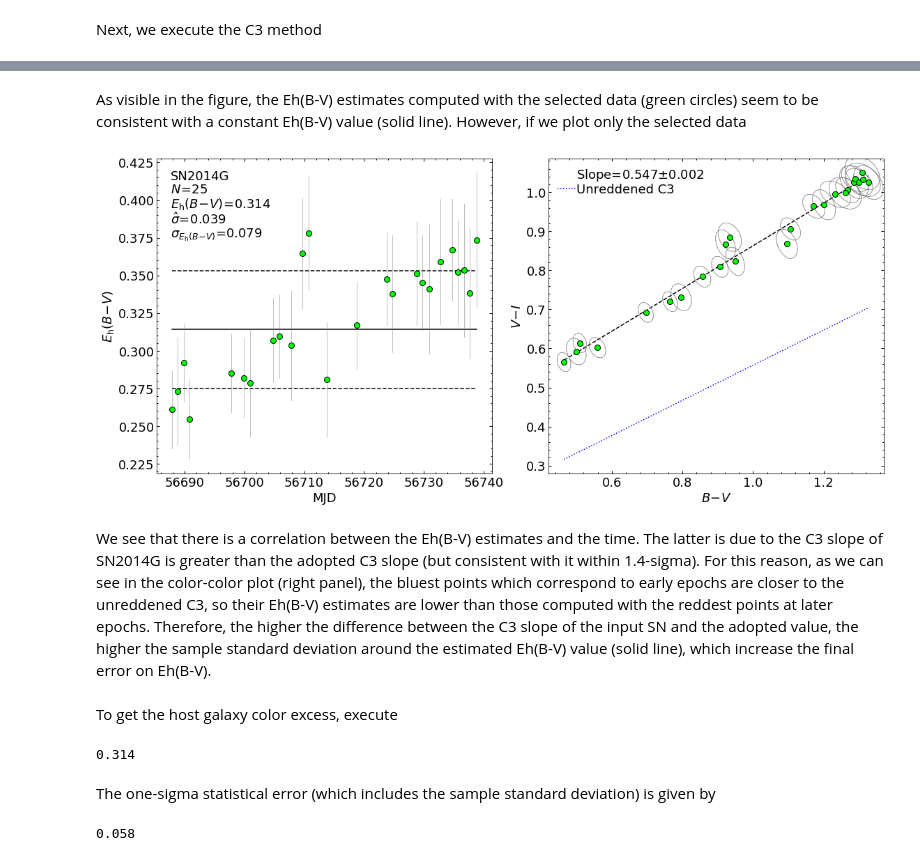
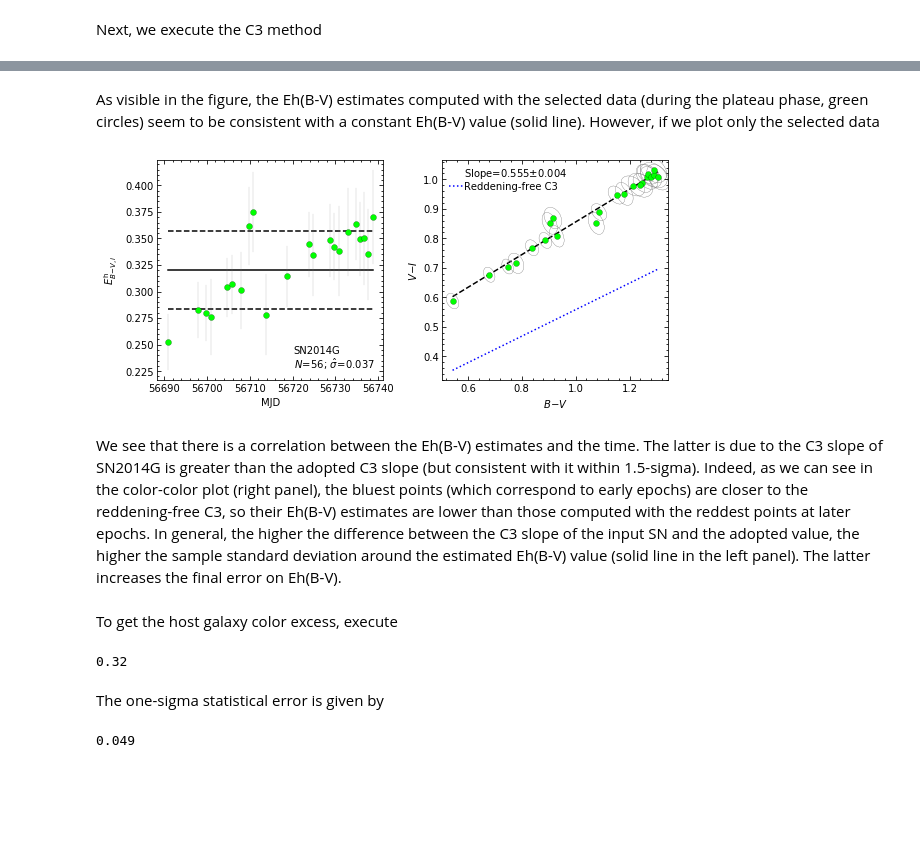
Before and after one commit to olrodrig/C3M, a Jupyter notebook: tutorial/C3M_tutorial.ipynb, the cells around one changed output, grey strips where cells are left out. Saved outputs shown, nothing was run; the diff lists cells and outputs as text; code cells hidden in the pictures; blank space fills up the shorter version.

```diff
--- a/tutorial/C3M_tutorial.ipynb
+++ b/tutorial/C3M_tutorial.ipynb
@@ -130,4 +121,4 @@ As we can see, the light curves of SN 2014G (left panel) begin before the maximu
 # %%
-C3M2 = Color_Color_Curve_Method(t_BVI, z_helio=z_helio, EGBV=EGBV, t_min=56687, t_max=56745)
-C3M2.plot('lc+c3', sn='SN2014G', time_label='MJD')
+C3M = Color_Color_Curve_Method(t_BVI, z_helio=z_helio, EGBV=EGBV, t_min=56690, t_max=56745)
+C3M.plot('lc+c3', sn='SN2014G', time_label='MJD')
 # %% [output]
@@ -141,21 +136,21 @@ C3M2.plot('Eh', sn='SN2014G', time_label='MJD')
 # %% [markdown]
-As visible in the figure, the Eh(B-V) estimates computed with the selected data (green circles) seem to be consistent with a constant Eh(B-V) value (solid line). However, if we plot only the selected data
+As visible in the figure, the Eh(B-V) estimates computed with the selected data (during the plateau phase, green circles) seem to be consistent with a constant Eh(B-V) value (solid line). However, if we plot only the selected data
 # %%
-C3M2.plot('Eh-zoom+c3-zoom', sn='SN2014G', time_label='MJD')
+C3M.plot('Eh-zoom+c3-zoom', sn='SN2014G', time_label='MJD')
 # %% [output]
-[figure, old version]
+[figure, new version]
 # %% [markdown]
-We see that there is a correlation between the Eh(B-V) estimates and the time. The latter is due to the C3 slope of SN2014G is greater than the adopted C3 slope (but consistent with it within 1.4-sigma). For this reason, as we can see in the color-color plot (right panel), the bluest points which correspond to early epochs are closer to the unreddened C3, so their Eh(B-V) estimates are lower than those computed with the reddest points at later epochs. Therefore, the higher the difference between the C3 slope of the input SN and the adopted value, the higher the sample standard deviation around the estimated Eh(B-V) value (solid line), which increase the final error on Eh(B-V).
+We see that there is a correlation between the Eh(B-V) estimates and the time. The latter is due to the C3 slope of SN2014G is greater than the adopted C3 slope (but consistent with it within 1.5-sigma). Indeed, as we can see in the color-color plot (right panel), the bluest points (which correspond to early epochs) are closer to the reddening-free C3, so their Eh(B-V) estimates are lower than those computed with the reddest points at later epochs. In general, the higher the difference between the C3 slope of the input SN and the adopted value, the higher the sample standard deviation around the estimated Eh(B-V) value (solid line in the left panel). The latter increases the final error on Eh(B-V).
 # %% [markdown]
 To get the host galaxy color excess, execute
 # %%
-C3M2.EhBV
+C3M.EhBV
 # %% [output]
-0.314
+0.32
 # %% [markdown]
-The one-sigma statistical error (which includes the sample standard deviation) is given by
+The one-sigma statistical error is given by
 # %%
-C3M2.err_EhBV["stat"]
+C3M.err_EhBV["stat"]
 # %% [output]
-0.058
+0.049
 # %% [markdown]
```
Also changed, not shown: parts of 21 cells of this notebook, 5 other files.
